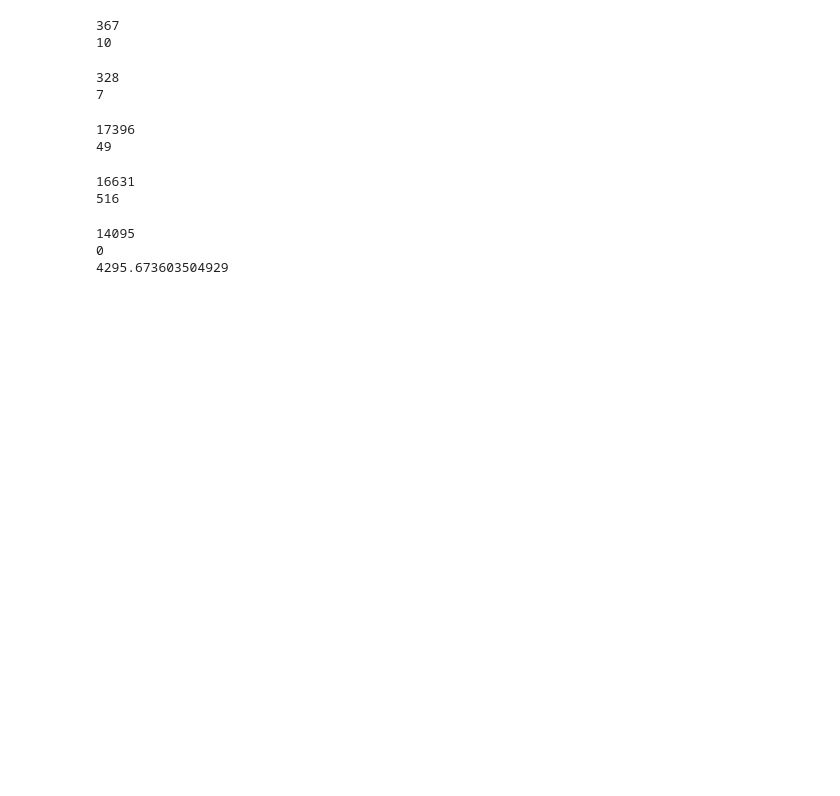
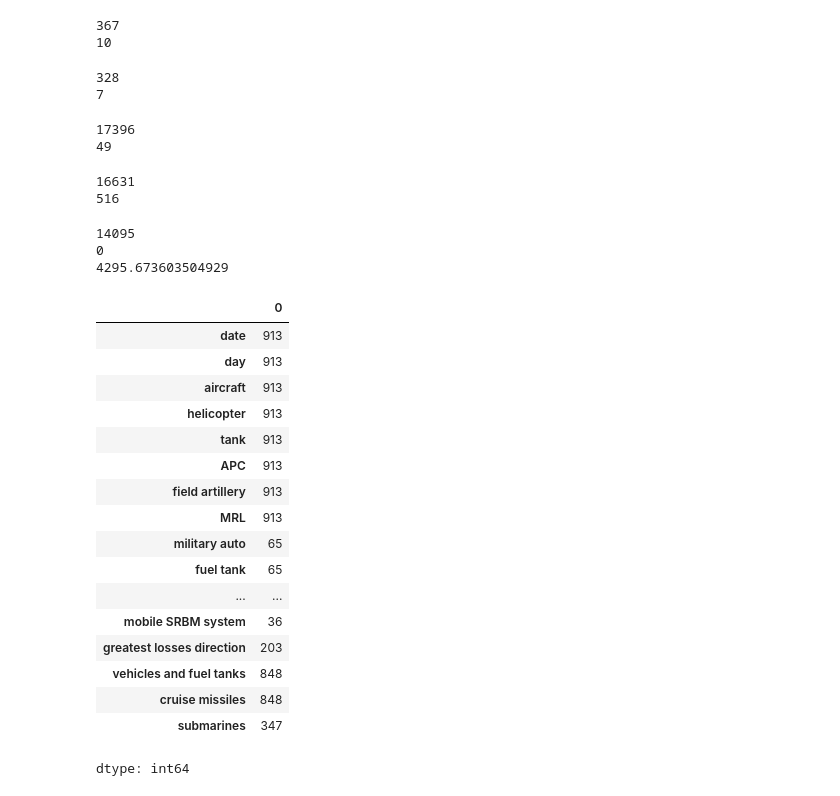
Before and after one commit to mks2607/Data_mks, a Jupyter notebook: SVO.ipynb, the cells around one changed output. Drawn from its saved outputs; the diff is of its cells as text; code cells hidden in the pictures; blank space fills up the shorter version.

```diff
--- a/SVO.ipynb
+++ b/SVO.ipynb
@@ -124,3 +124,24 @@ print(df['drone'].mean())
 14095
 0
 4295.673603504929
+# %%
+df.count()
+# %% [output]
+|  | 0 |
+| date | 913 |
+| day | 913 |
+| aircraft | 913 |
+| helicopter | 913 |
+| tank | 913 |
+| APC | 913 |
+| field artillery | 913 |
+| MRL | 913 |
+| military auto | 65 |
+| fuel tank | 65 |
+| ... | ... |
+| mobile SRBM system | 36 |
+| greatest losses direction | 203 |
+| vehicles and fuel tanks | 848 |
+| cruise missiles | 848 |
+| submarines | 347 |
+dtype: int64
```
Also changed, not shown: parts of 1 cell of this notebook.
